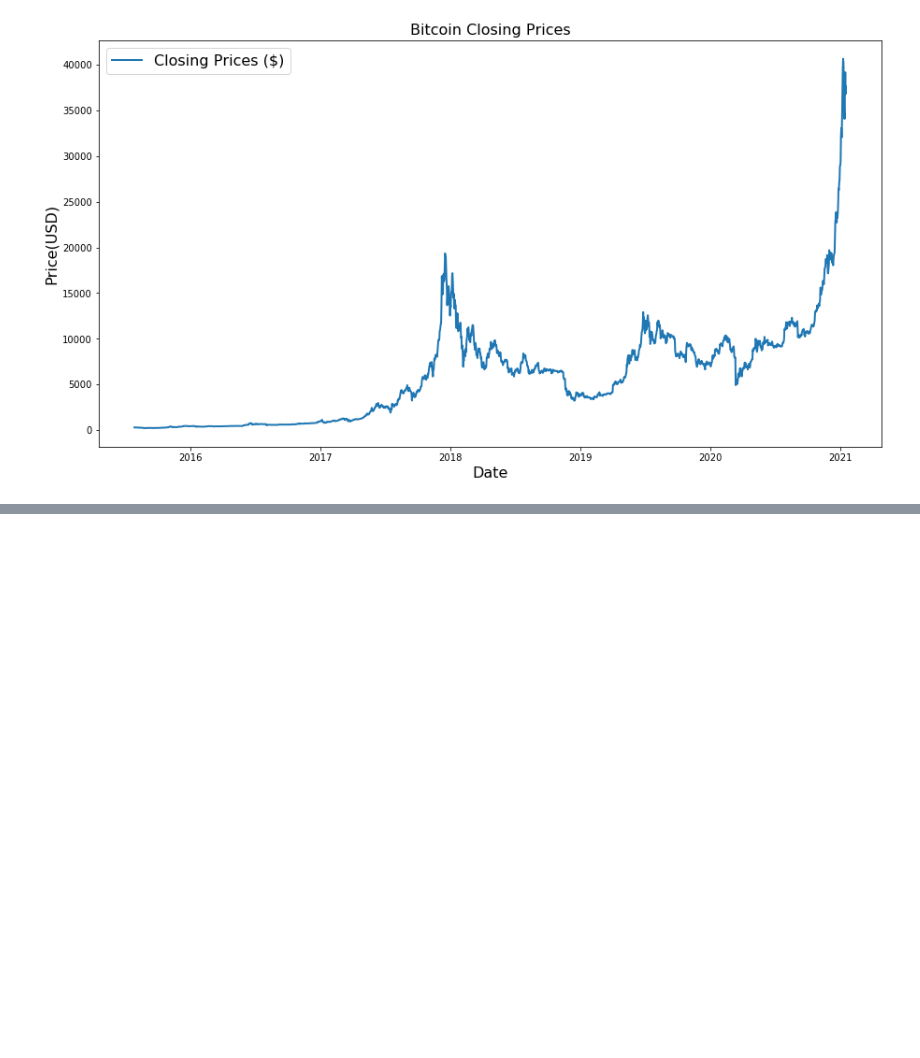
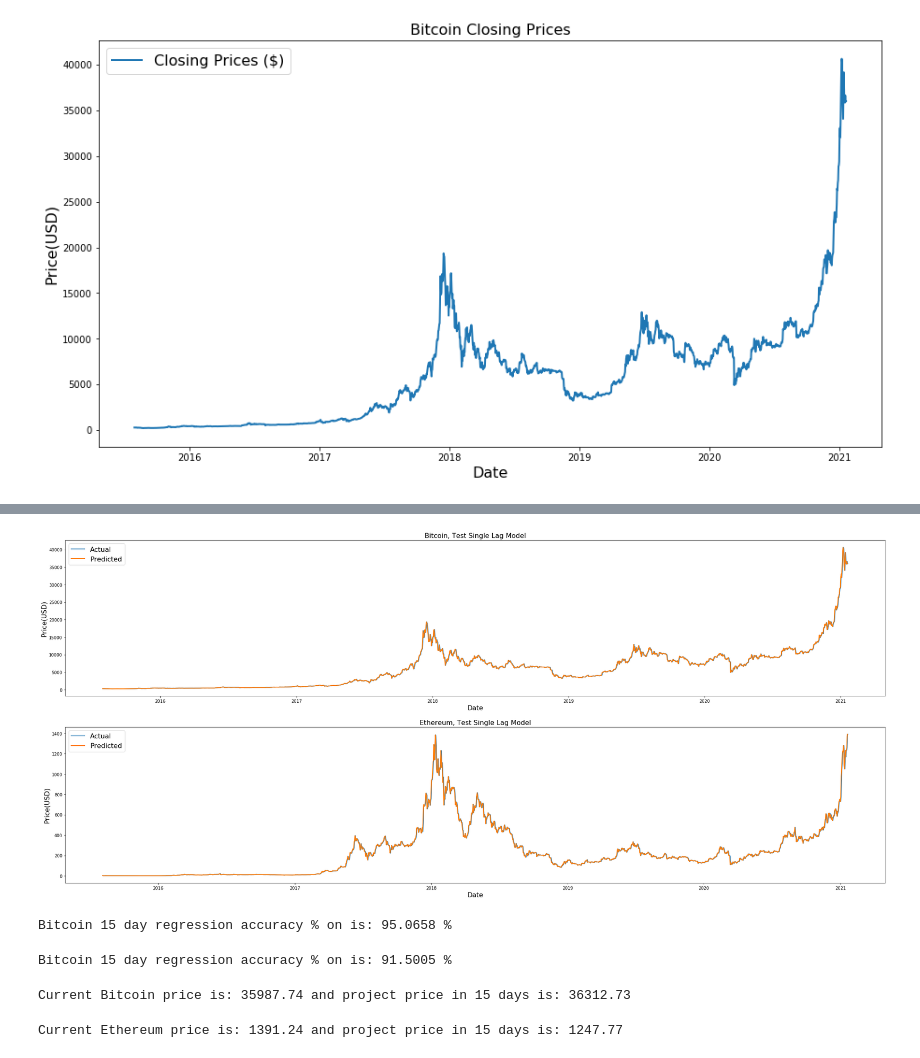
Before and after one commit to els2310/Project_2, a Jupyter notebook: Short_Long_Prediction.ipynb, the cells around one changed output, grey strips where cells are left out. Cells and saved outputs as stored; diff of their text form; code cells hidden in the pictures; blank space fills up the shorter version.

```diff
--- a/Short_Long_Prediction.ipynb
+++ b/Short_Long_Prediction.ipynb
@@ -104,0 +110,19 @@ plt.show()
+# %%
+btc_single_day_lag = btc_historical_val.set_index(pd.DatetimeIndex(btc_historical_val.index) - pd.DateOffset(1))
+eth_single_day_lag = eth_historical_val.set_index(pd.DatetimeIndex(eth_historical_val.index) - pd.DateOffset(1))
+fig, (ax1, ax2) = plt.subplots(2,1, figsize=(35,15))
+ax1.plot(btc_historical_val['close'], label='Actual', linewidth=2)
+ax2.plot(eth_historical_val['close'], label='Actual', linewidth=2)
+ax1.plot(btc_single_day_lag['close'], label='Predicted', linewidth=2)
+ax2.plot(eth_single_day_lag['close'], label='Predicted', linewidth=2)
+ax1.set_xlabel('Date', fontsize=16)
+ax2.set_xlabel('Date', fontsize=16)
+ax1.set_ylabel('Price(USD)', fontsize=16)
+ax2.set_ylabel('Price(USD)', fontsize=16)
+ax1.set_title('Bitcoin, Test Single Lag Model', fontsize=16)
+ax2.set_title('Ethereum, Test Single Lag Model', fontsize=16)
+ax1.legend(loc='best', fontsize=16)
+ax2.legend(loc='best', fontsize=16)
+plt.show()
+# %% [output]
+[figure, added]
@@ -104,0 +165,26 @@ plt.show()
+# %%
+'''
+   Bitcoin: Calculating regression accuracy using RandomForestRegressor,
+   which allows me also deal with rather large data sets and utilize multiple decision trees.
+'''
+btc_regressor = RandomForestRegressor(n_estimators = 200,random_state = 101)
+btc_regressor.fit(btc_X_train,btc_y_train)
+btc_generate_accuracy = btc_regressor.score(btc_X_test,btc_y_test)
+btc_generate_accuracy = btc_generate_accuracy*100
+btc_generate_accuracy = float("{0:.4f}".format(btc_generate_accuracy))
+print('Bitcoin 15 day regression accuracy % on is:',btc_generate_accuracy,'%')
+# %% [output]
+Bitcoin 15 day regression accuracy % on is: 95.0658 %
+# %%
+'''
+   Ethereum: Calculating regression accuracy using RandomForestRegressor,
+   which allows me also deal with rather large data sets and utilize multiple decision trees.
+'''
+eth_regressor = RandomForestRegressor(n_estimators = 200,random_state = 101)
+eth_regressor.fit(eth_X_train,eth_y_train)
+eth_generate_accuracy = eth_regressor.score(eth_X_test,eth_y_test)
+eth_generate_accuracy = eth_generate_accuracy*100
+eth_generate_accuracy = float("{0:.4f}".format(eth_generate_accuracy))
+print('Bitcoin 15 day regression accuracy % on is:',eth_generate_accuracy,'%')
+# %% [output]
+Bitcoin 15 day regression accuracy % on is: 91.5005 %
@@ -104,0 +215,8 @@ plt.show()
+# %%
+print('Current Bitcoin price is:', current_btc_price, 'and project price in 15 days is:',btc_forecasted_price)
+# %% [output]
+Current Bitcoin price is: 35987.74 and project price in 15 days is: 36312.73
+# %%
+print('Current Ethereum price is:', current_eth_price, 'and project price in 15 days is:',eth_forecasted_price)
+# %% [output]
+Current Ethereum price is: 1391.24 and project price in 15 days is: 1247.77
```
Also changed, not shown: parts of 29 cells of this notebook.
